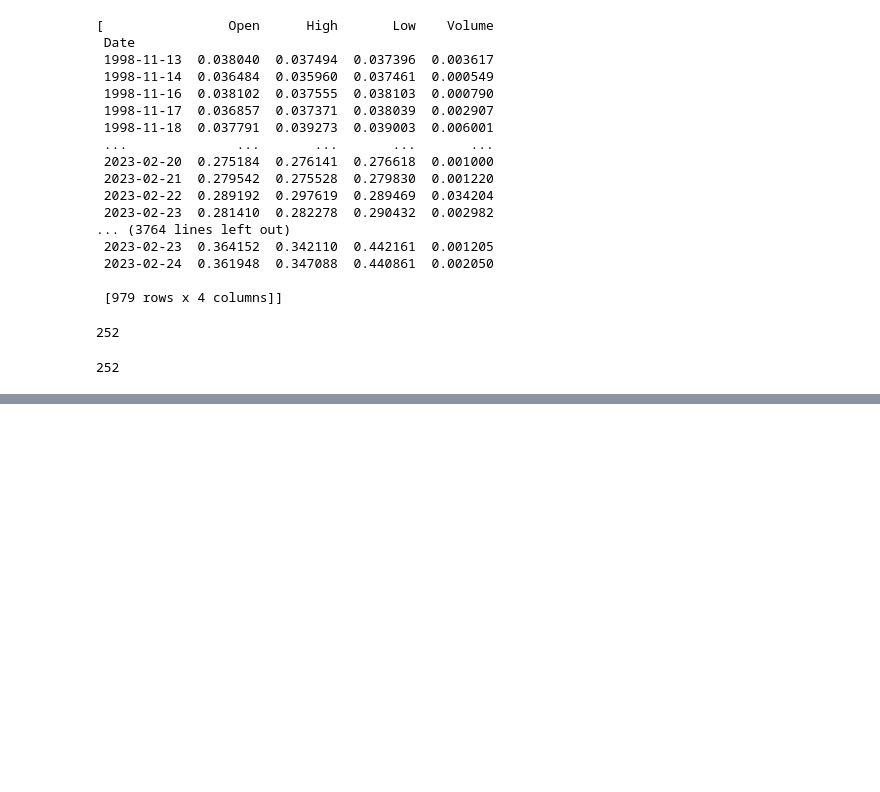
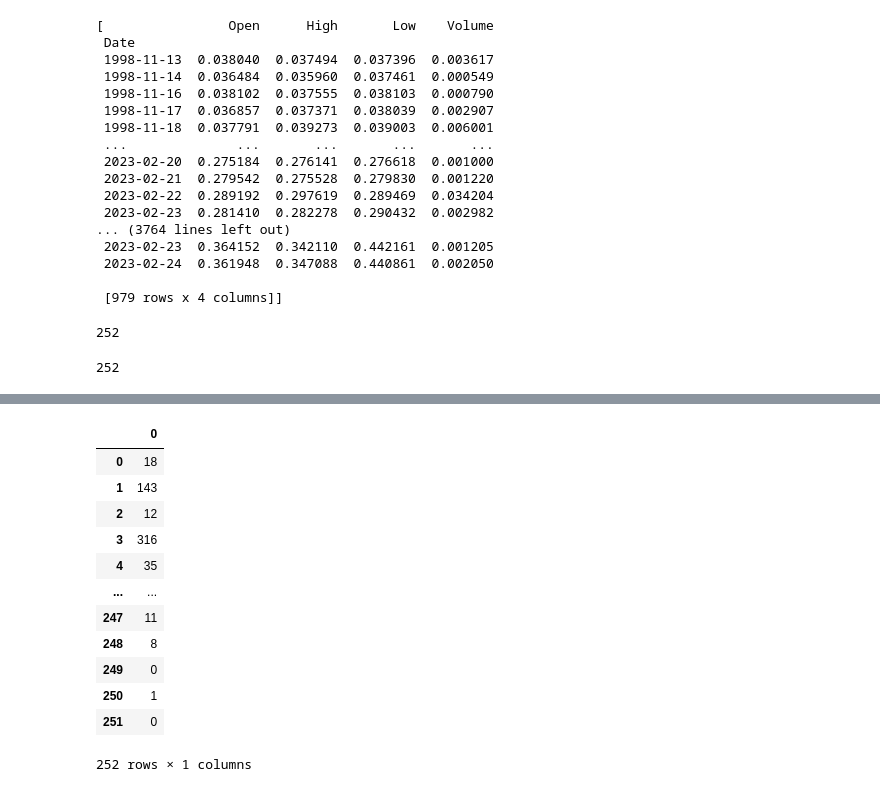
Before and after one commit to Hy-MDL/DB, a Jupyter notebook: Total Kospi.ipynb, the cells around one changed output, grey strips where cells are left out. Saved outputs shown, nothing was run; the diff lists cells and outputs as text; code cells hidden in the pictures; blank space fills up the shorter version.

```diff
--- a/Total Kospi.ipynb
+++ b/Total Kospi.ipynb
@@ -687,0 +733,16 @@ from sklearn.metrics import confusion_matrix
+# %%
+b.index
+# %% [output]
+|  | 0 |
+| 0 | 18 |
+| 1 | 143 |
+| 2 | 12 |
+| 3 | 316 |
+| 4 | 35 |
+| ... | ... |
+| 247 | 11 |
+| 248 | 8 |
+| 249 | 0 |
+| 250 | 1 |
+| 251 | 0 |
+252 rows × 1 columns
```
Also changed, not shown: parts of 17 cells of this notebook, 1 other file.
